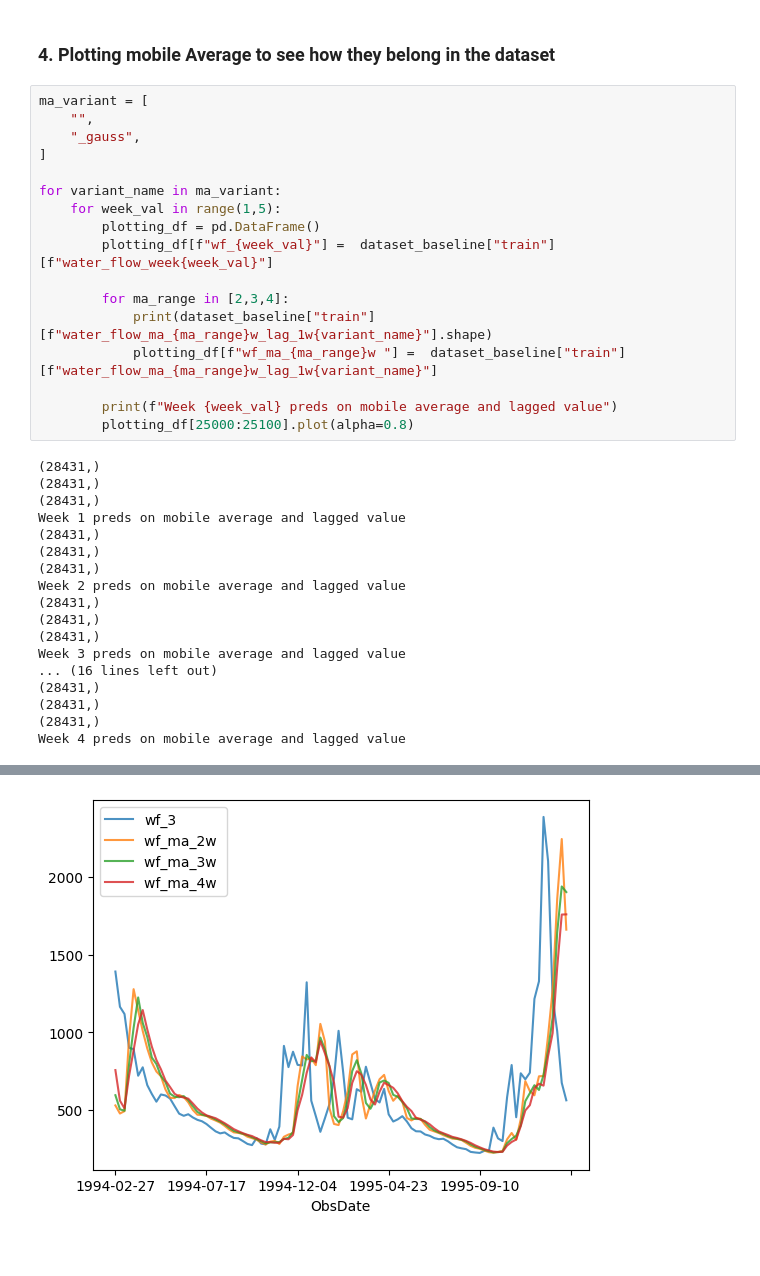
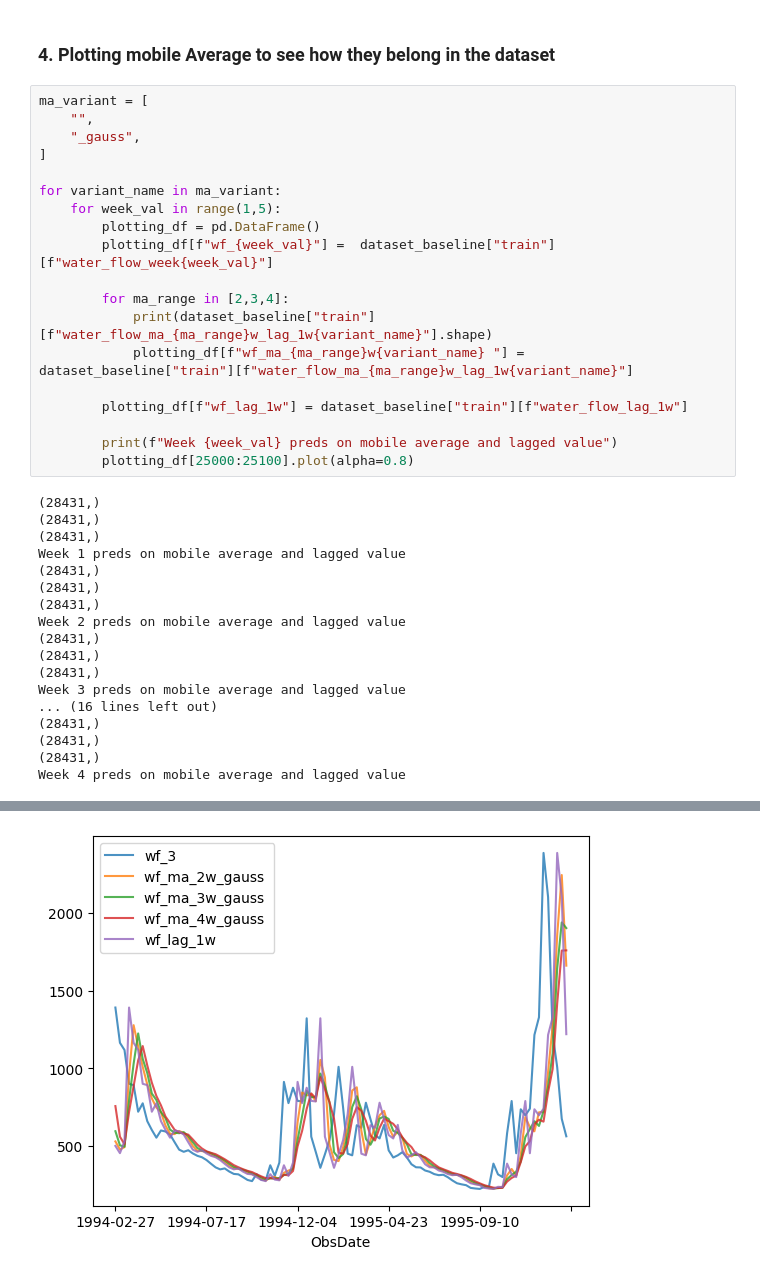
Before and after one commit to lucas066001/WaterScarcity.Hackathon, a Jupyter notebook: src/notebooks/00 Preprocessing/01.2 - Lucas' preprocessing visualization.ipynb, the cells around one changed output, grey strips where cells are left out. Saved outputs shown, nothing was run; the diff lists cells and outputs as text.

```diff
--- a/src/notebooks/00 Preprocessing/01.2 - Lucas' preprocessing visualization.ipynb
+++ b/src/notebooks/00 Preprocessing/01.2 - Lucas' preprocessing visualization.ipynb
@@ -113,7 +125,9 @@ for variant_name in ma_variant:
 
         for ma_range in [2,3,4]:
             print(dataset_baseline["train"][f"water_flow_ma_{ma_range}w_lag_1w{variant_name}"].shape)
-            plotting_df[f"wf_ma_{ma_range}w "] =  dataset_baseline["train"][f"water_flow_ma_{ma_range}w_lag_1w{variant_name}"]
+            plotting_df[f"wf_ma_{ma_range}w{variant_name} "] =  dataset_baseline["train"][f"water_flow_ma_{ma_range}w_lag_1w{variant_name}"]
+
+        plotting_df[f"wf_lag_1w"] = dataset_baseline["train"][f"water_flow_lag_1w"]
 
         print(f"Week {week_val} preds on mobile average and lagged value")
         plotting_df[25000:25100].plot(alpha=0.8)
@@ -144 +158 @@ Week 4 preds on mobile average and lagged value
-[figure, old version]
+[figure, new version]
```
Also changed, not shown: parts of 2 cells of this notebook, 4 other files.
